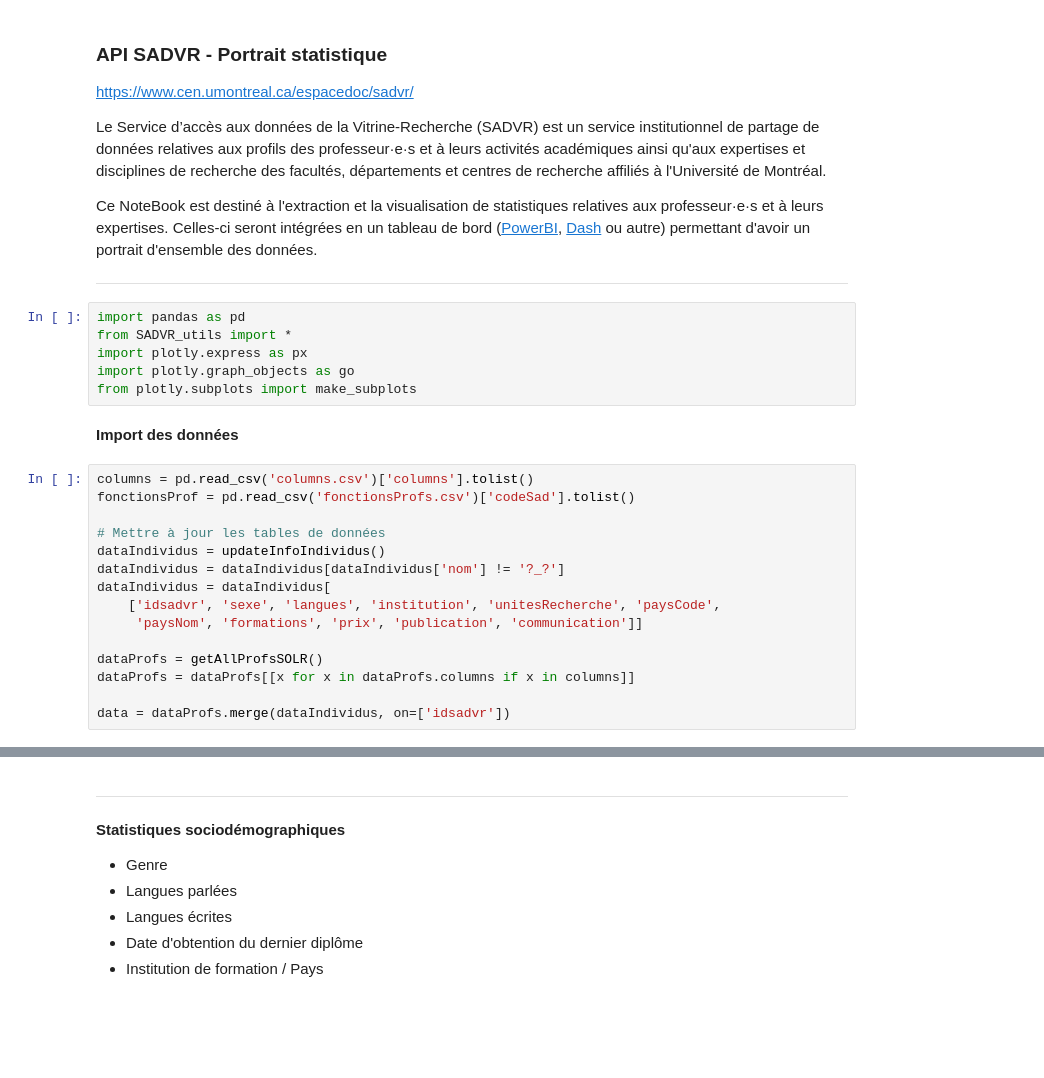
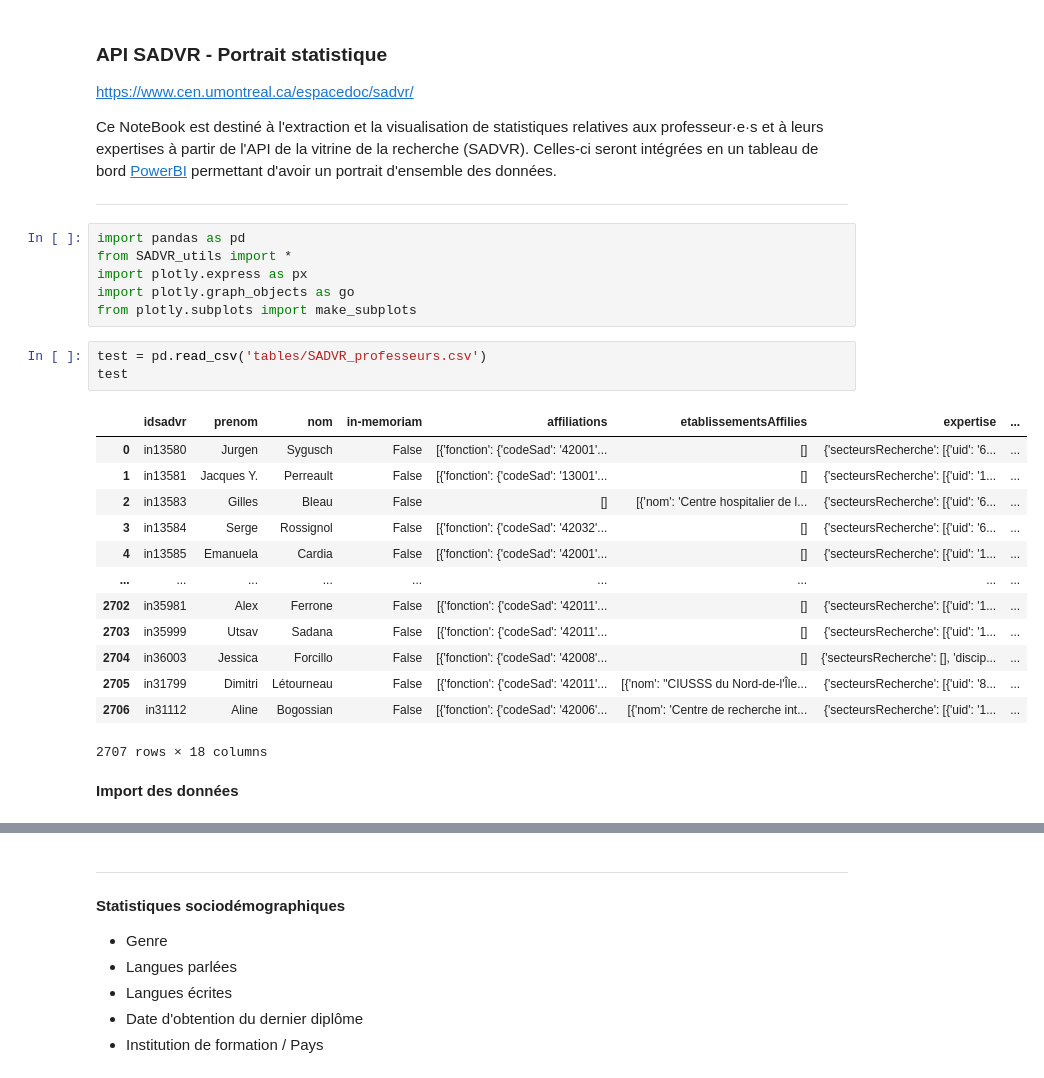
Before and after one commit to sadvr/sadvr-dashboard, a Jupyter notebook: API_SADVR_dashboard.ipynb, the cells around one changed output, grey strips where cells are left out. Drawn from its saved outputs; the diff is of its cells as text; blank space fills up the shorter version.

Commit message:
ajout script pour intégration powerBI app

```diff
--- a/API_SADVR_dashboard.ipynb
+++ b/API_SADVR_dashboard.ipynb
@@ -2,10 +2,8 @@
 ### **API SADVR - Portrait statistique**
 https://www.cen.umontreal.ca/espacedoc/sadvr/
 
-Le Service d’accès aux données de la Vitrine-Recherche (SADVR) est un service institutionnel de partage de données relatives aux profils des professeur·e·s et à leurs activités académiques ainsi qu'aux expertises et disciplines de recherche des facultés, départements et centres de recherche affiliés à l'Université de Montréal.
-
-Ce NoteBook est destiné à l'extraction et la visualisation de statistiques relatives aux professeur·e·s et à leurs expertises.
-Celles-ci seront intégrées en un tableau de bord ([PowerBI](https://wiki.umontreal.ca/display/SIE/Power+BI), [Dash](https://dash.plotly.com/) ou autre) permettant d'avoir un portrait d'ensemble des données.
+Ce NoteBook est destiné à l'extraction et la visualisation de statistiques relatives aux professeur·e·s et à leurs expertises à partir de l'API de la vitrine de la recherche (SADVR).
+Celles-ci seront intégrées en un tableau de bord [PowerBI](https://wiki.umontreal.ca/display/SIE/Power+BI) permettant d'avoir un portrait d'ensemble des données.
 
 ---
 # %%
@@ -14,20 +12,22 @@ from SADVR_utils import *
 import plotly.express as px
 import plotly.graph_objects as go
 from plotly.subplots import make_subplots
+# %%
+test = pd.read_csv('tables/SADVR_professeurs.csv')
+test
+# %% [output]
+|  | idsadvr | prenom | nom | in-memoriam | affiliations | etablissementsAffilies | expertise | ... |
+| 0 | in13580 | Jurgen | Sygusch | False | [{'fonction': {'codeSad': '42001'... | [] | {'secteursRecherche': [{'uid': '6... | ... |
+| 1 | in13581 | Jacques Y. | Perreault | False | [{'fonction': {'codeSad': '13001'... | [] | {'secteursRecherche': [{'uid': '1... | ... |
+| 2 | in13583 | Gilles | Bleau | False | [] | [{'nom': 'Centre hospitalier de l... | {'secteursRecherche': [{'uid': '6... | ... |
+| 3 | in13584 | Serge | Rossignol | False | [{'fonction': {'codeSad': '42032'... | [] | {'secteursRecherche': [{'uid': '6... | ... |
+| 4 | in13585 | Emanuela | Cardia | False | [{'fonction': {'codeSad': '42001'... | [] | {'secteursRecherche': [{'uid': '1... | ... |
+| ... | ... | ... | ... | ... | ... | ... | ... | ... |
+| 2702 | in35981 | Alex | Ferrone | False | [{'fonction': {'codeSad': '42011'... | [] | {'secteursRecherche': [{'uid': '1... | ... |
+| 2703 | in35999 | Utsav | Sadana | False | [{'fonction': {'codeSad': '42011'... | [] | {'secteursRecherche': [{'uid': '1... | ... |
+| 2704 | in36003 | Jessica | Forcillo | False | [{'fonction': {'codeSad': '42008'... | [] | {'secteursRecherche': [], 'discip... | ... |
+| 2705 | in31799 | Dimitri | Létourneau | False | [{'fonction': {'codeSad': '42011'... | [{'nom': "CIUSSS du Nord-de-l'Île... | {'secteursRecherche': [{'uid': '8... | ... |
+| 2706 | in31112 | Aline | Bogossian | False | [{'fonction': {'codeSad': '42006'... | [{'nom': 'Centre de recherche int... | {'secteursRecherche': [{'uid': '1... | ... |
+2707 rows × 18 columns
 # %% [markdown]
 **Import des données**
-# %%
-columns = pd.read_csv('columns.csv')['columns'].tolist()
-fonctionsProf = pd.read_csv('fonctionsProfs.csv')['codeSad'].tolist()
-
-# Mettre à jour les tables de données
-dataIndividus = updateInfoIndividus()
-dataIndividus = dataIndividus[dataIndividus['nom'] != '?_?']
-dataIndividus = dataIndividus[
-    ['idsadvr', 'sexe', 'langues', 'institution', 'unitesRecherche', 'paysCode',
-     'paysNom', 'formations', 'prix', 'publication', 'communication']]
-
-dataProfs = getAllProfsSOLR()
-dataProfs = dataProfs[[x for x in dataProfs.columns if x in columns]]
-
-data = dataProfs.merge(dataIndividus, on=['idsadvr'])
```
Also changed, not shown: parts of 7 cells of this notebook, 2 other files.
